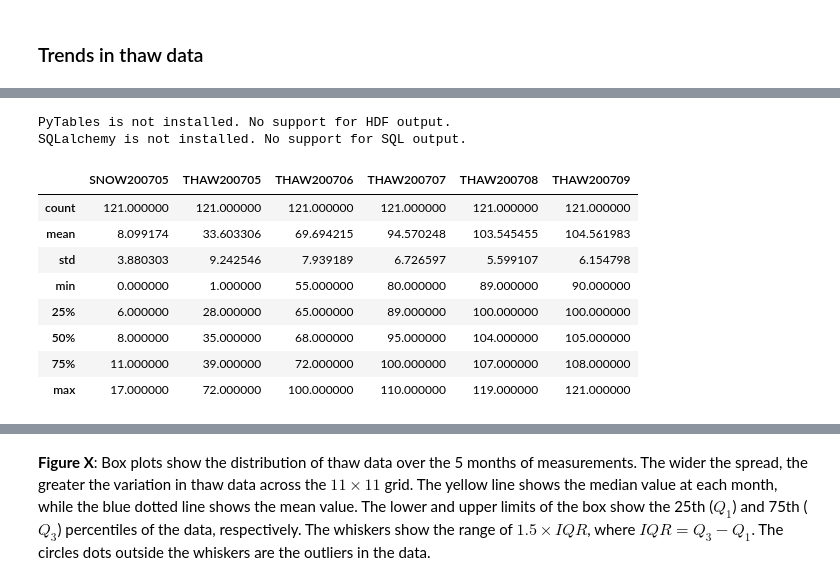
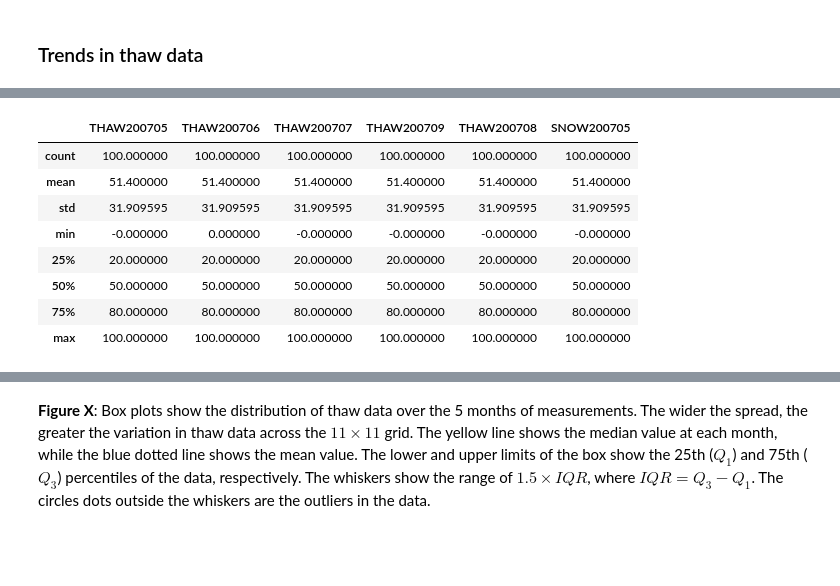
Before and after one commit to pmhalvor/geo4460, a Jupyter notebook: lab/GIS4/Halvorsen_GEO4460_report4_interpolation.ipynb, the cells around one changed output, grey strips where cells are left out. Saved outputs shown, nothing was run; the diff lists cells and outputs as text; code cells hidden in the pictures; blank space fills up the shorter version.

Commit message:
add functions to local sampled raster data

```diff
--- a/lab/GIS4/Halvorsen_GEO4460_report4_interpolation.ipynb
+++ b/lab/GIS4/Halvorsen_GEO4460_report4_interpolation.ipynb
@@ -68,29 +175,19 @@ For this analysis, we will leverage open-sourced Python libraries such as `numpy
 # %%
-from simpledbf import Dbf5
-import matplotlib.pyplot as plt
-
-
-snow_melt_path = "GIS4_datafiles/month_thaw_snow.dbf"
-
-snow_melt_dbf = Dbf5(snow_melt_path)
-
-snow_melt = snow_melt_dbf.to_dataframe()
+snow_melt = load_snow_thaw_data_sampled("exports")
 
 columns_of_interest = [col for col in snow_melt.columns if col.startswith('SNOW') or col.startswith('THAW')]
 
 snow_melt[columns_of_interest].describe()
 # %% [output]
-PyTables is not installed. No support for HDF output.
-SQLalchemy is not installed. No support for SQL output.
-|  | SNOW200705 | THAW200705 | THAW200706 | THAW200707 | THAW200708 | THAW200709 |
-| count | 121.000000 | 121.000000 | 121.000000 | 121.000000 | 121.000000 | 121.000000 |
-| mean | 8.099174 | 33.603306 | 69.694215 | 94.570248 | 103.545455 | 104.561983 |
-| std | 3.880303 | 9.242546 | 7.939189 | 6.726597 | 5.599107 | 6.154798 |
-| min | 0.000000 | 1.000000 | 55.000000 | 80.000000 | 89.000000 | 90.000000 |
-| 25% | 6.000000 | 28.000000 | 65.000000 | 89.000000 | 100.000000 | 100.000000 |
-| 50% | 8.000000 | 35.000000 | 68.000000 | 95.000000 | 104.000000 | 105.000000 |
-| 75% | 11.000000 | 39.000000 | 72.000000 | 100.000000 | 107.000000 | 108.000000 |
-| max | 17.000000 | 72.000000 | 100.000000 | 110.000000 | 119.000000 | 121.000000 |
+|  | THAW200705 | THAW200706 | THAW200707 | THAW200709 | THAW200708 | SNOW200705 |
+| count | 100.000000 | 100.000000 | 100.000000 | 100.000000 | 100.000000 | 100.000000 |
+| mean | 51.400000 | 51.400000 | 51.400000 | 51.400000 | 51.400000 | 51.400000 |
+| std | 31.909595 | 31.909595 | 31.909595 | 31.909595 | 31.909595 | 31.909595 |
+| min | -0.000000 | 0.000000 | -0.000000 | -0.000000 | -0.000000 | -0.000000 |
+| 25% | 20.000000 | 20.000000 | 20.000000 | 20.000000 | 20.000000 | 20.000000 |
+| 50% | 50.000000 | 50.000000 | 50.000000 | 50.000000 | 50.000000 | 50.000000 |
+| 75% | 80.000000 | 80.000000 | 80.000000 | 80.000000 | 80.000000 | 80.000000 |
+| max | 100.000000 | 100.000000 | 100.000000 | 100.000000 | 100.000000 | 100.000000 |
 # %%
 plt.figure(figsize=(10, 6))
 plt.boxplot(
```
Also changed, not shown: parts of 4 cells of this notebook, 1 other file.
